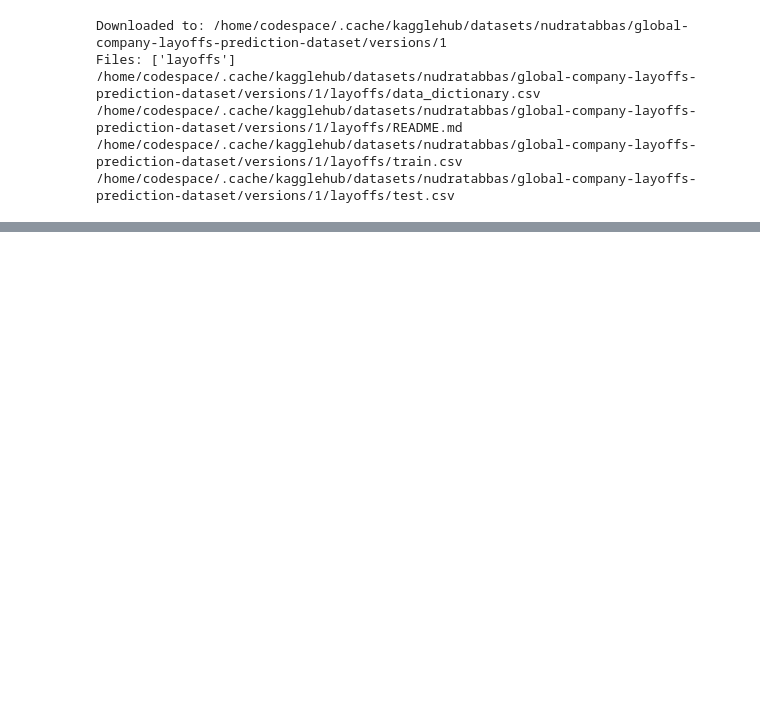
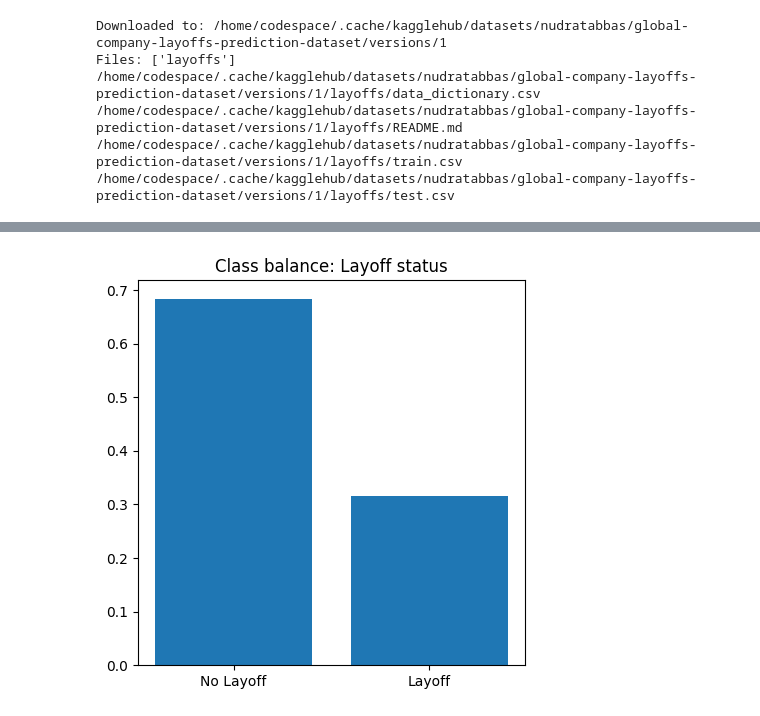
Before and after one commit to sidharthmirch/layoffs, a Jupyter notebook: explorer.ipynb, the cells around one changed output, grey strips where cells are left out. Saved outputs shown, nothing was run; the diff lists cells and outputs as text; code cells hidden in the pictures; blank space fills up the shorter version.

```diff
--- a/explorer.ipynb
+++ b/explorer.ipynb
@@ -30,3 +30,16 @@ train_df.head()
 | 2 | Company_iChfXlEW | Real Estate | Germany | 509868992 | 65992 | 58.26 | 3.079609e+09 | 1 |
 | 3 | Company_GBHyTQ2d | Logistics | UK | 4180168950 | 38180 | 111.39 | 2.173688e+10 | 0 |
 | 4 | Company_cpOLkT6x | Tech | Japan | 3031189942 | 56530 | 174.79 | 2.667447e+10 | 1 |
+# %%
+import matplotlib.pyplot as plt
+
+counts = train_df["layoff_happened"].value_counts().sort_index()
+proportions = counts / counts.sum()
+
+plt.figure(figsize=(5, 5))
+plt.bar(proportions.index, proportions.values)
+plt.title("Class balance: Layoff status")
+plt.xticks(proportions.index, ["No Layoff", "Layoff"])
+plt.show()
+# %% [output]
+[figure, added]
```
Also changed, not shown: parts of 6 cells of this notebook.
